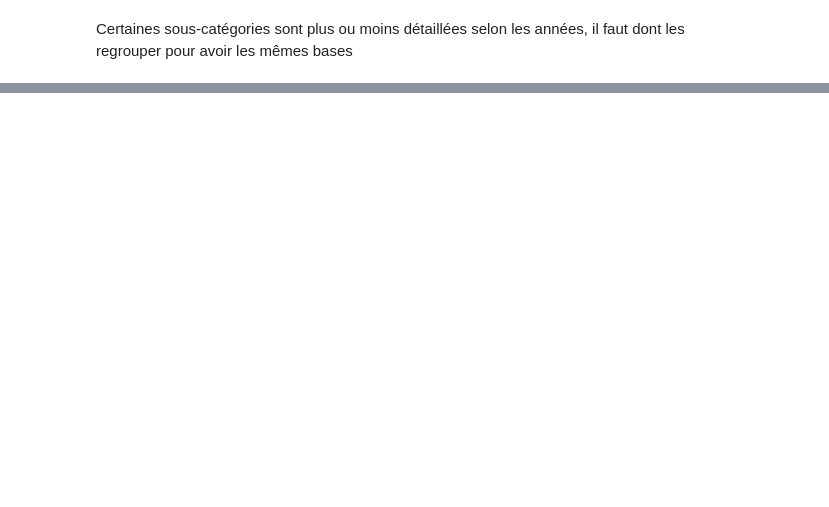
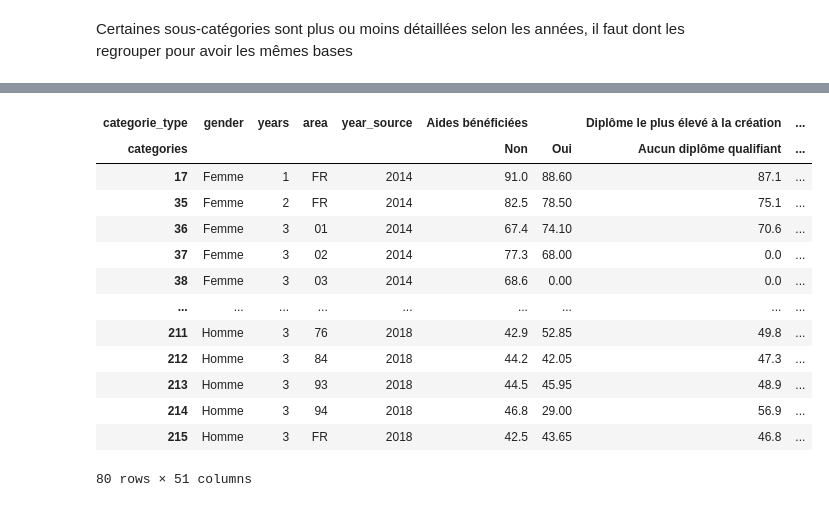
Before and after one commit to Gigique/Memoire_IA, a Jupyter notebook: notebooks/LoadAndCleanData.ipynb, the cells around one changed output, grey strips where cells are left out. Cells and saved outputs as stored; diff of their text form; code cells hidden in the pictures; blank space fills up the shorter version.

Commit message:
clean des noms des variables et merge des 2 DF

```diff
--- a/notebooks/LoadAndCleanData.ipynb
+++ b/notebooks/LoadAndCleanData.ipynb
@@ -436,0 +667,13 @@ def regouper(df):
+# %%
+def merge_dataset(df_2014, df_2018):
+
+    df_total = pd.concat([df_2014, df_2018], ignore_index=True)
+
+    df_filtered = df_total[
+        (df_total["years"] == 3) |
+        ((df_total["years"].isin([1, 2])) & (df_total["area"] == "FR"))
+    ]
+
+    return df_filtered
+# %%
+df_alldata = merge_dataset(df_2014_pivot, df_2018_pivot)
@@ -436,0 +696,17 @@ def regouper(df):
+# %%
+df_alldata
+# %% [output]
+| categorie_type | gender | years | area | year_source | Aides bénéficiées |  | Diplôme le plus élevé à la création | ... |
+| categories |  |  |  |  | Non | Oui | Aucun diplôme qualifiant | ... |
+| 17 | Femme | 1 | FR | 2014 | 91.0 | 88.60 | 87.1 | ... |
+| 35 | Femme | 2 | FR | 2014 | 82.5 | 78.50 | 75.1 | ... |
+| 36 | Femme | 3 | 01 | 2014 | 67.4 | 74.10 | 70.6 | ... |
+| 37 | Femme | 3 | 02 | 2014 | 77.3 | 68.00 | 0.0 | ... |
+| 38 | Femme | 3 | 03 | 2014 | 68.6 | 0.00 | 0.0 | ... |
+| ... | ... | ... | ... | ... | ... | ... | ... | ... |
+| 211 | Homme | 3 | 76 | 2018 | 42.9 | 52.85 | 49.8 | ... |
+| 212 | Homme | 3 | 84 | 2018 | 44.2 | 42.05 | 47.3 | ... |
+| 213 | Homme | 3 | 93 | 2018 | 44.5 | 45.95 | 48.9 | ... |
+| 214 | Homme | 3 | 94 | 2018 | 46.8 | 29.00 | 56.9 | ... |
+| 215 | Homme | 3 | FR | 2018 | 42.5 | 43.65 | 46.8 | ... |
+80 rows × 51 columns
```
Also changed, not shown: parts of 40 cells of this notebook.
